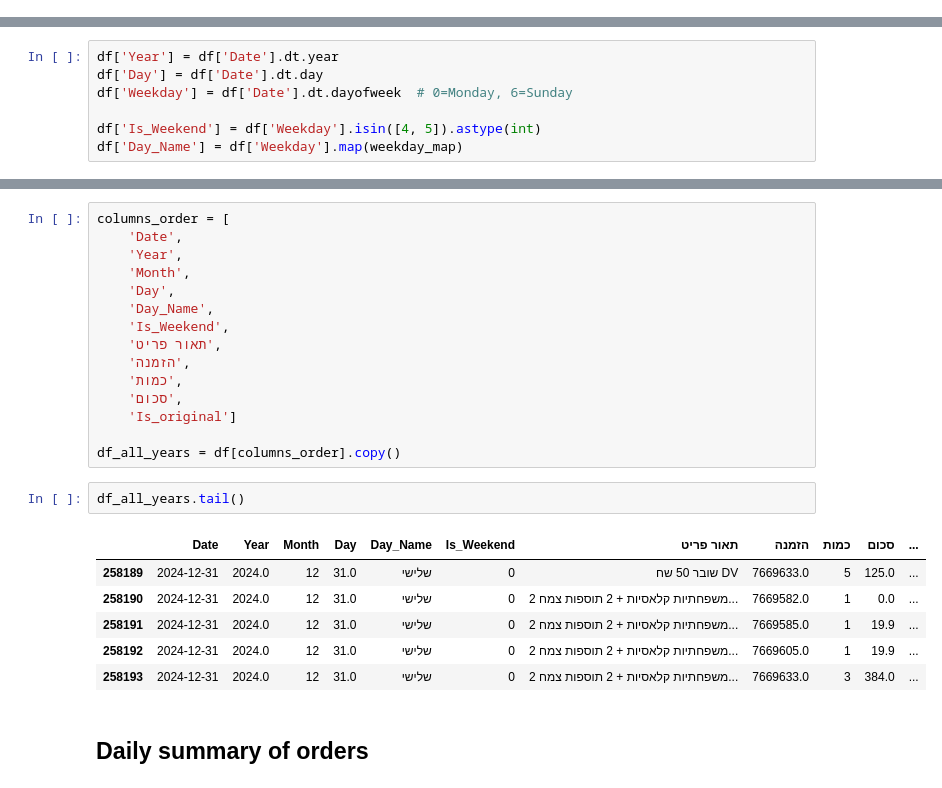
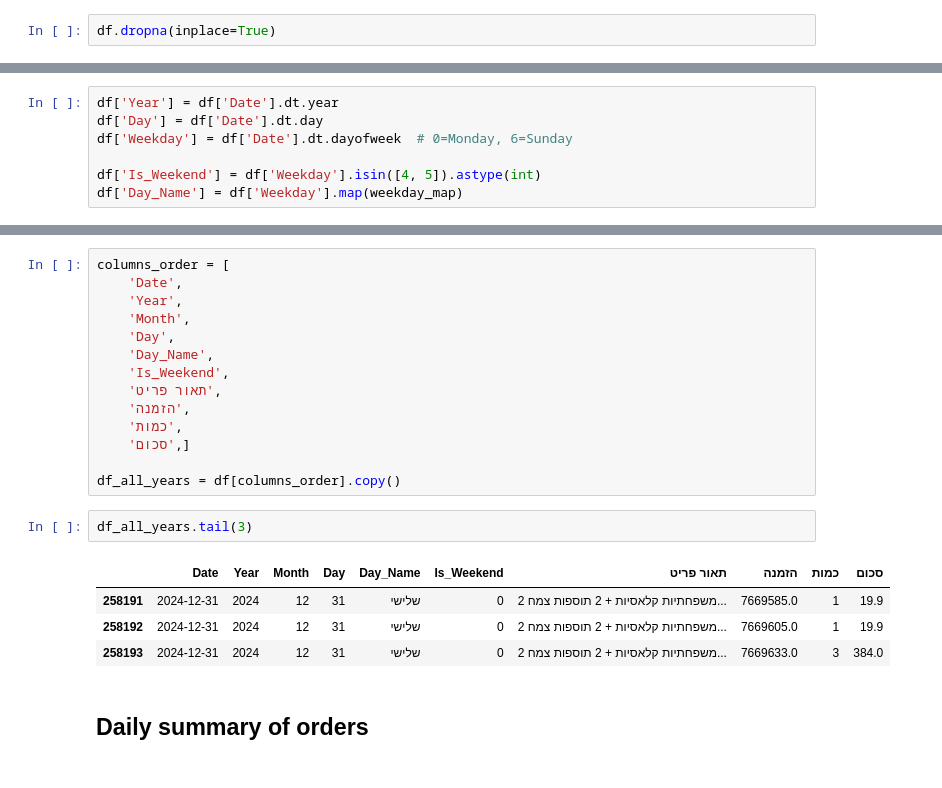
Before and after one commit to orifelszer/PapaJohns_Data_Science_Project, a Jupyter notebook: Data_cleaning.ipynb, the cells around one changed output, grey strips where cells are left out. Drawn from its saved outputs; the diff is of its cells as text.

```diff
--- a/Data_cleaning.ipynb
+++ b/Data_cleaning.ipynb
@@ -55,3 +57,5 @@ memory usage: 23.6+ MB
+# %%
+df.dropna(inplace=True)
 # %% [markdown]
 ## Convert Date to date format
 # %%
@@ -89,19 +94,16 @@ columns_order = [
     'תאור פריט',
     'הזמנה',
     'כמות',
-    'סכום',
-    'Is_original']
+    'סכום',]
 
 df_all_years = df[columns_order].copy()
 # %%
-df_all_years.tail()
+df_all_years.tail(3)
 # %% [output]
-|  | Date | Year | Month | Day | Day_Name | Is_Weekend | תאור פריט | הזמנה | כמות | סכום | ... |
-| 258189 | 2024-12-31 | 2024.0 | 12 | 31.0 | שלישי | 0 | שובר 50 שח DV | 7669633.0 | 5 | 125.0 | ... |
-| 258190 | 2024-12-31 | 2024.0 | 12 | 31.0 | שלישי | 0 | 2 משפחתיות קלאסיות + 2 תוספות צמח... | 7669582.0 | 1 | 0.0 | ... |
-| 258191 | 2024-12-31 | 2024.0 | 12 | 31.0 | שלישי | 0 | 2 משפחתיות קלאסיות + 2 תוספות צמח... | 7669585.0 | 1 | 19.9 | ... |
-| 258192 | 2024-12-31 | 2024.0 | 12 | 31.0 | שלישי | 0 | 2 משפחתיות קלאסיות + 2 תוספות צמח... | 7669605.0 | 1 | 19.9 | ... |
-| 258193 | 2024-12-31 | 2024.0 | 12 | 31.0 | שלישי | 0 | 2 משפחתיות קלאסיות + 2 תוספות צמח... | 7669633.0 | 3 | 384.0 | ... |
+|  | Date | Year | Month | Day | Day_Name | Is_Weekend | תאור פריט | הזמנה | כמות | סכום |
+| 258191 | 2024-12-31 | 2024 | 12 | 31 | שלישי | 0 | 2 משפחתיות קלאסיות + 2 תוספות צמח... | 7669585.0 | 1 | 19.9 |
+| 258192 | 2024-12-31 | 2024 | 12 | 31 | שלישי | 0 | 2 משפחתיות קלאסיות + 2 תוספות צמח... | 7669605.0 | 1 | 19.9 |
+| 258193 | 2024-12-31 | 2024 | 12 | 31 | שלישי | 0 | 2 משפחתיות קלאסיות + 2 תוספות צמח... | 7669633.0 | 3 | 384.0 |
 # %% [markdown]
 ## Daily summary of orders
 # %%
```
Also changed, not shown: parts of 35 cells of this notebook.
